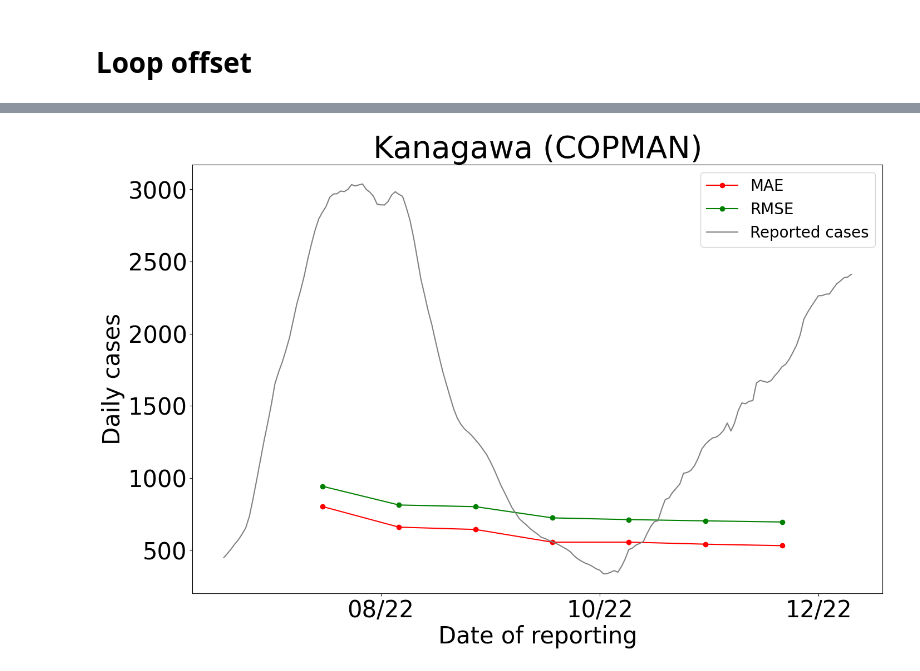
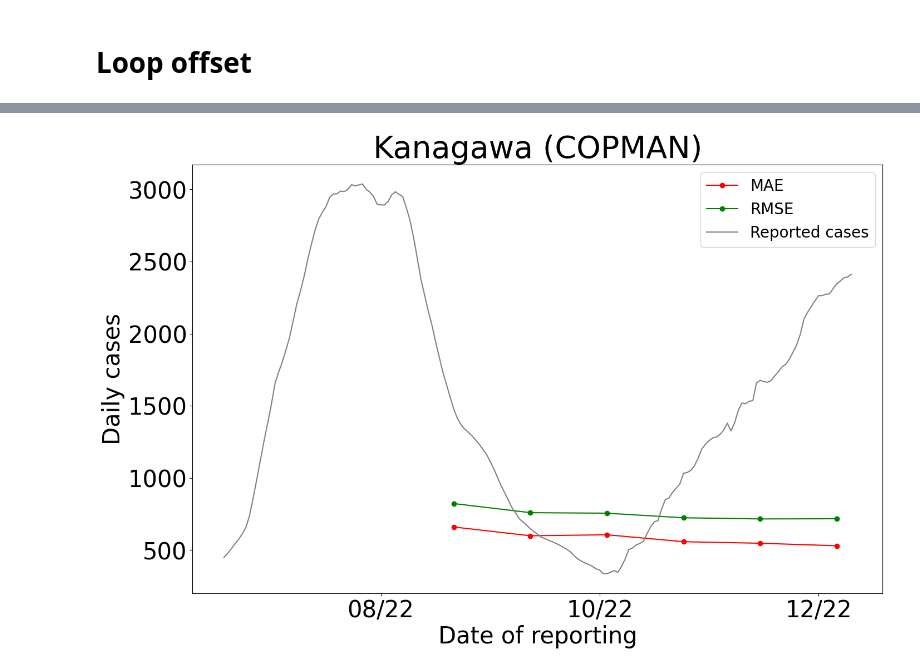
Before and after one commit to AdvanSentinel/AS-SEIRS, a Jupyter notebook: main-for-paper-scan.ipynb, the cells around one changed output, grey strips where cells are left out. Drawn from its saved outputs; the diff is of its cells as text; code cells hidden in the pictures.

Commit message:
Added results_sensitivity*, modified according to Miyazawa's comment 2023/10/24 at slack

```diff
--- a/main-for-paper-scan.ipynb
+++ b/main-for-paper-scan.ipynb
@@ -120,7 +120,7 @@ elif figure_title=="Kanagawa (COPMAN)":
     df_tmp1 = pd.read_excel("./data-ww-case/Kanagawa-cases.xlsx")
     # Drop data by date
     f_date = pd.to_datetime("2022-07-08")
-    l_date = pd.to_datetime("2022-08-04")
+    l_date = pd.to_datetime("2022-09-09")
     t_date = pd.to_datetime("2022-12-27")
     # s_init setting
     s_init = 0.9244653
@@ -209,26 +209,26 @@ while True:
     params['N'] = settings_target['N'][0]
 
     # Check length of dark values and numbers
-    cnt_dark_val = len(str(settings_target['darkNumber (value)'][0]).split(","))
-    cnt_dark_idx = len(str(settings_target['darkNumber (start index)'][0]).split(","))
+    cnt_dark_val = len(str(settings_target['reporting rate (value)'][0]).split(","))
+    cnt_dark_idx = len(str(settings_target['reporting rate (start index)'][0]).split(","))
     if cnt_dark_val !=cnt_dark_idx:
         raise Exception("Error invalid dark number values")
 
 
-    # Fill params darknumber
+    # Fill params reporting rate
     dlist = np.empty((0,2))
     for i in range(cnt_dark_val):
-        s_date_time = str(settings_target['darkNumber (start index)'][0]).split(',')[i]
+        s_date_time = str(settings_target['reporting rate (start index)'][0]).split(',')[i]
 
         # If the first setting is zero, filling everything with constant from the beginning of the data
         if s_date_time!="0":
             date_time = pd.Timestamp(s_date_time)
         else:
             date_time = pd.Timestamp(df_train.date.iloc[0])
-        _dlist = [str(settings_target['darkNumber (value)'][0]).split(',')[i], dict_date_idx[date_time]]
+        _dlist = [str(settings_target['reporting rate (value)'][0]).split(',')[i], dict_date_idx[date_time]]
         _dlist = [float(s) for s in _dlist]
         dlist = np.vstack([dlist, _dlist])
-    params['darkNumber'] = dlist
+    params['reporting rate'] = dlist
 
     specialHolidays = []
     if spe_day_flg == True:
@@ -262,7 +262,7 @@ while True:
     print("TT",TT.iloc[0],TT.iloc[-1])
 
     # Determine c_t
-    C = SEIRWWinit(YC, specialHolidays, params['darkNumber'])
+    C = SEIRWWinit(YC, specialHolidays, params['reporting rate'])
 
     # Rate E -> I
     params['alpha'] = 1/1.5 #20230412 Changed to 1.5
@@ -299,7 +299,7 @@ while True:
     params = params.item()
 
     # Use YC_all to get C this time 2023/10/20 from Miyazawa
-    C = SEIRWWinit(YC_all, params['specialHolidays'], params['darkNumber'])
+    C = SEIRWWinit(YC_all, params['specialHolidays'], params['reporting rate'])
 
     # Get result using all data, by using only wastewater
     TT = df_all[["date","cases","ww"]]
@@ -356,8 +356,6 @@ while True:
     print(result_df.iloc[-1])
 
     # Shift time window and calculate rmse, mae and mape with 21 days window
-    #ANALYSIS_FLG_SLIDE_WINDOW=True
-    ANALYSIS_FLG_SLIDE_WINDOW=False
     if ANALYSIS_FLG_SLIDE_WINDOW:
         ii=0
         df_win21scan = pd.DataFrame()
@@ -455,91 +440,21 @@ Index(['offset_d', 'ld_days', 'ttl_days', 'mae_valid', 'rmse_valid',
 # %%
 # Plot figure for paper
 # Plot input data
 fig = plt.figure(figsize=(16,10))
 ax1 = fig.add_subplot(111)
 years_fmt = mdates.DateFormatter('%m/%y')
 ax1.set_title("DEBUGGING")
 ax1.xaxis.set_major_formatter(years_fmt)
 ax1.plot(pd.to_datetime(result_df["e_date"]),result_df["mae_all"],marker="o",color="r",label="MAE")
 ax1.plot(pd.to_datetime(result_df["e_date"]),result_df["rmse_all"],marker="o",color="g",label="RMSE")
 ax1.plot(TT["date"],TT["cases"].rolling(window=7, min_periods=1).mean(),color="grey",label="Reported cases")
 plt.gca().xaxis.set_major_formatter(years_fmt)
 plt.gca().xaxis.set_major_locator(mdates.DayLocator(interval=60))
 ax1.set_title(figure_title, fontsize=40)
 ax1.set_xlabel('Date of reporting',fontsize=30)
 ax1.set_ylabel('Daily cases',fontsize=30)
 ax1.tick_params(axis="both", labelsize=30)
 ax1.legend(fontsize=20)
 fig.savefig(outputfile + '/Plot_scan_mae_rmse_' + regionName + '_offset_' +  str(FLG_OFFSET) + '.png',bbox_inches="tight")
-
-# Plot input data debuging
-fig = plt.figure(figsize=(16,10))
-ax1 = fig.add_subplot(111)
-years_fmt = mdates.DateFormatter('%m/%y')
-ax1.set_title("DEBUGGING")
-ax1.xaxis.set_major_formatter(years_fmt)
-ax1.plot(pd.to_datetime(result_df["e_date"]),result_df["mae_train"],marker="o",color="b",label="MAE Train")
-ax1.plot(pd.to_datetime(result_df["e_date"]),result_df["mae_valid"],marker="o",color="g",label="MAE Valid")
-ax1.plot(pd.to_datetime(result_df["e_date"]),result_df["mae_all"],marker="o",color="r",label="MAE All")
-ax1.plot(TT["date"],TT["cases"].rolling(window=7, min_periods=1).mean(),color="grey",label="cases")
-ax1.set_title(figure_title, fontsize=40)
-ax1.set_xlabel('Date of reporting',fontsize=30)
-ax1.set_ylabel('Cases',fontsize=30)
-ax1.tick_params(axis="both", labelsize=30)
-ax1.legend(fontsize=20)
-fig.savefig(outputfile + '/Plot_scan_mae_debug_' + regionName + '_offset_' +  str(FLG_OFFSET) + '.png',bbox_inches="tight")
-
-fig = plt.figure(figsize=(16,10))
-ax1 = fig.add_subplot(111)
-years_fmt = mdates.DateFormatter('%m/%y')
-ax1.set_title("DEBUGGING")
-ax1.xaxis.set_major_formatter(years_fmt)
-ax1.plot(pd.to_datetime(result_df["e_date"]),result_df["rmse_train"],marker="o",color="b",label="RMSE Train")
-ax1.plot(pd.to_datetime(result_df["e_date"]),result_df["rmse_valid"],marker="o",color="g",label="RMSE Valid")
-ax1.plot(pd.to_datetime(result_df["e_date"]),result_df["rmse_all"],marker="o",color="r",label="RMSE All")
-ax1.plot(TT["date"],TT["cases"].rolling(window=7, min_periods=1).mean(),color="grey",label="cases")
-ax1.set_title(figure_title, fontsize=40)
-ax1.set_xlabel('Date of reporting',fontsize=30)
-ax1.set_ylabel('Cases',fontsize=30)
-ax1.tick_params(axis="both", labelsize=30)
-ax1.legend(fontsize=20)
-fig.savefig(outputfile + '/Plot_scan_rmse_debug_' + regionName + '_offset_' +  str(FLG_OFFSET) + '.png',bbox_inches="tight")
-
-
-fig = plt.figure(figsize=(16,10))
-ax1 = fig.add_subplot(221)
-years_fmt = mdates.DateFormatter('%m/%y')
-ax1.xaxis.set_major_formatter(years_fmt)
-ax1.plot(TT["date"],TT["cases"].rolling(window=7, min_periods=1).mean(),color="grey",label="cases",alpha=0.3)
-ax1.set_xlabel('Date of reporting')
-ax1.set_ylabel('Cases')
-ax1.legend()
-ax2=ax1.twinx()
-ax2.plot(pd.to_datetime(result_df["e_date"]),result_df["gamma"],marker="o",color="b")
-ax2.set_ylabel("1/$\gamma$")
-
-ax1 = fig.add_subplot(222)
-years_fmt = mdates.DateFormatter('%m/%y')
-ax1.xaxis.set_major_formatter(years_fmt)
-ax1.plot(TT["date"],TT["cases"].rolling(window=7, min_periods=1).mean(),color="grey",label="cases",alpha=0.3)
-ax1.set_xlabel('Date of reporting')
-ax1.set_ylabel('Cases')
-ax1.legend()
-ax2=ax1.twinx()
-ax2.plot(pd.to_datetime(result_df["e_date"]),result_df["nu"],marker="o",color="b")
-ax2.set_ylabel("1/nu")
-
-ax1 = fig.add_subplot(223)
-years_fmt = mdates.DateFormatter('%m/%y')
-ax1.xaxis.set_major_formatter(years_fmt)
-ax1.plot(TT["date"],TT["cases"].rolling(window=7, min_periods=1).mean(),color="grey",label="cases",alpha=0.3)
-ax1.set_xlabel('Date of reporting')
-ax1.set_ylabel('Cases')
-ax1.legend()
-ax2=ax1.twinx()
-ax2.plot(pd.to_datetime(result_df["e_date"]),result_df["I_init"],marker="o",color="r",label="I initial")
-ax2.plot(pd.to_datetime(result_df["e_date"]),result_df["E_init"],marker="o",color="b",label="E initial")
-ax2.legend()
-fig.savefig(outputfile + '/Plot_scan_pars_' + regionName + '_offset_' +  str(FLG_OFFSET) + '.png',bbox_inches="tight")
 # %% [output]
-[figure, old version]
+[figure, new version]
```
Also changed, not shown: parts of 4 cells of this notebook, 5 other files.
